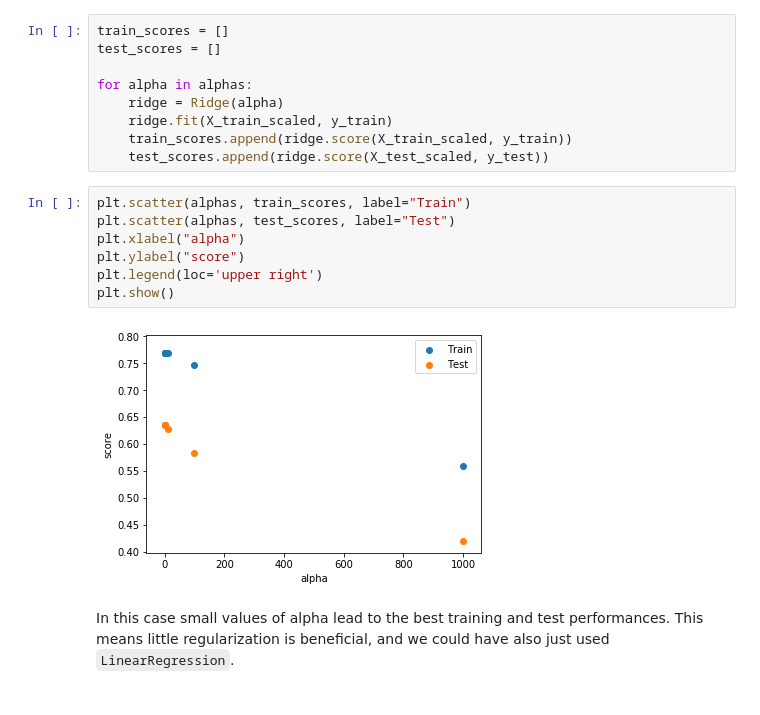
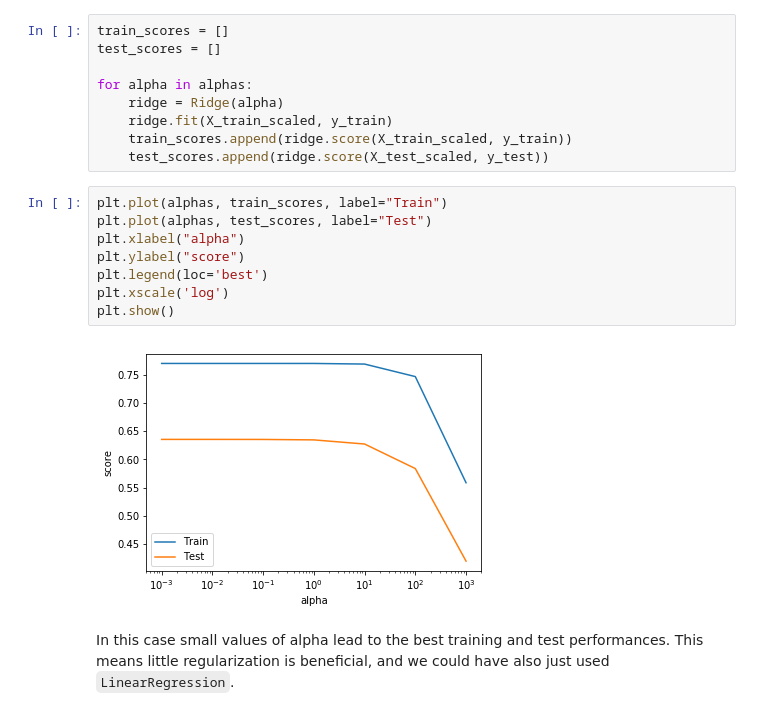
Before and after one commit to Larry201608/Columbia-Data-Science-Bootcamp, a Jupyter notebook: notebooks/day2-lab3-linear-models-in-practice.ipynb, the cells around one changed output. Saved outputs shown, nothing was run; the diff lists cells and outputs as text.

```diff
--- a/notebooks/day2-lab3-linear-models-in-practice.ipynb
+++ b/notebooks/day2-lab3-linear-models-in-practice.ipynb
@@ -116,14 +116,15 @@ for alpha in alphas:
     train_scores.append(ridge.score(X_train_scaled, y_train))
     test_scores.append(ridge.score(X_test_scaled, y_test))
 # %%
-plt.scatter(alphas, train_scores, label="Train")
-plt.scatter(alphas, test_scores, label="Test")
+plt.plot(alphas, train_scores, label="Train")
+plt.plot(alphas, test_scores, label="Test")
 plt.xlabel("alpha")
 plt.ylabel("score")
-plt.legend(loc='upper right')
+plt.legend(loc='best')
+plt.xscale('log')
 plt.show()
 # %% [output]
-[figure, old version]
+[figure, new version]
 # %% [markdown]
 In this case small values of alpha lead to the best training and test performances. This means little regularization is beneficial, and we could have also just used ``LinearRegression``.
 # %% [markdown]
```
Also changed, not shown: parts of 3 cells of this notebook.
